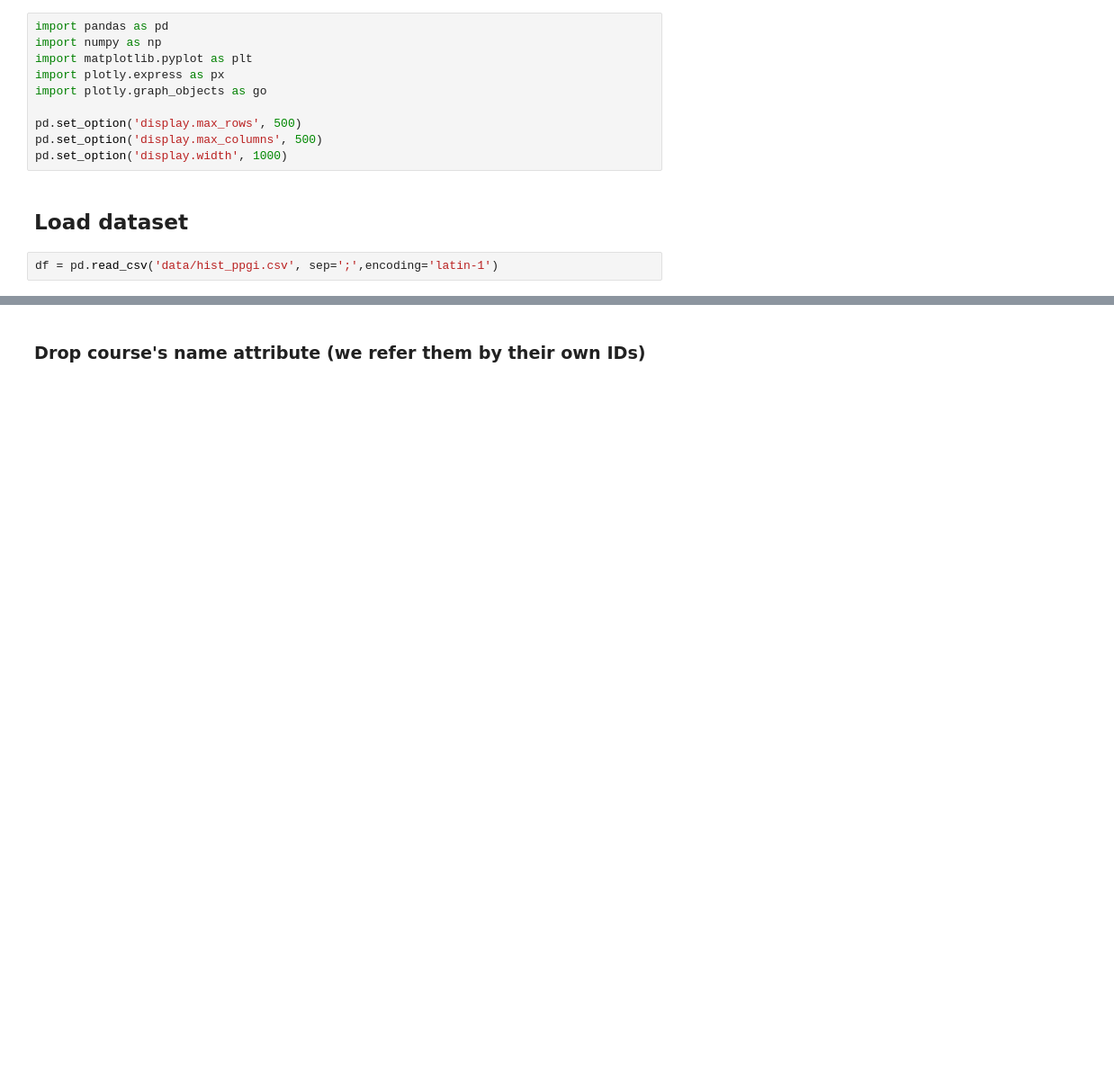
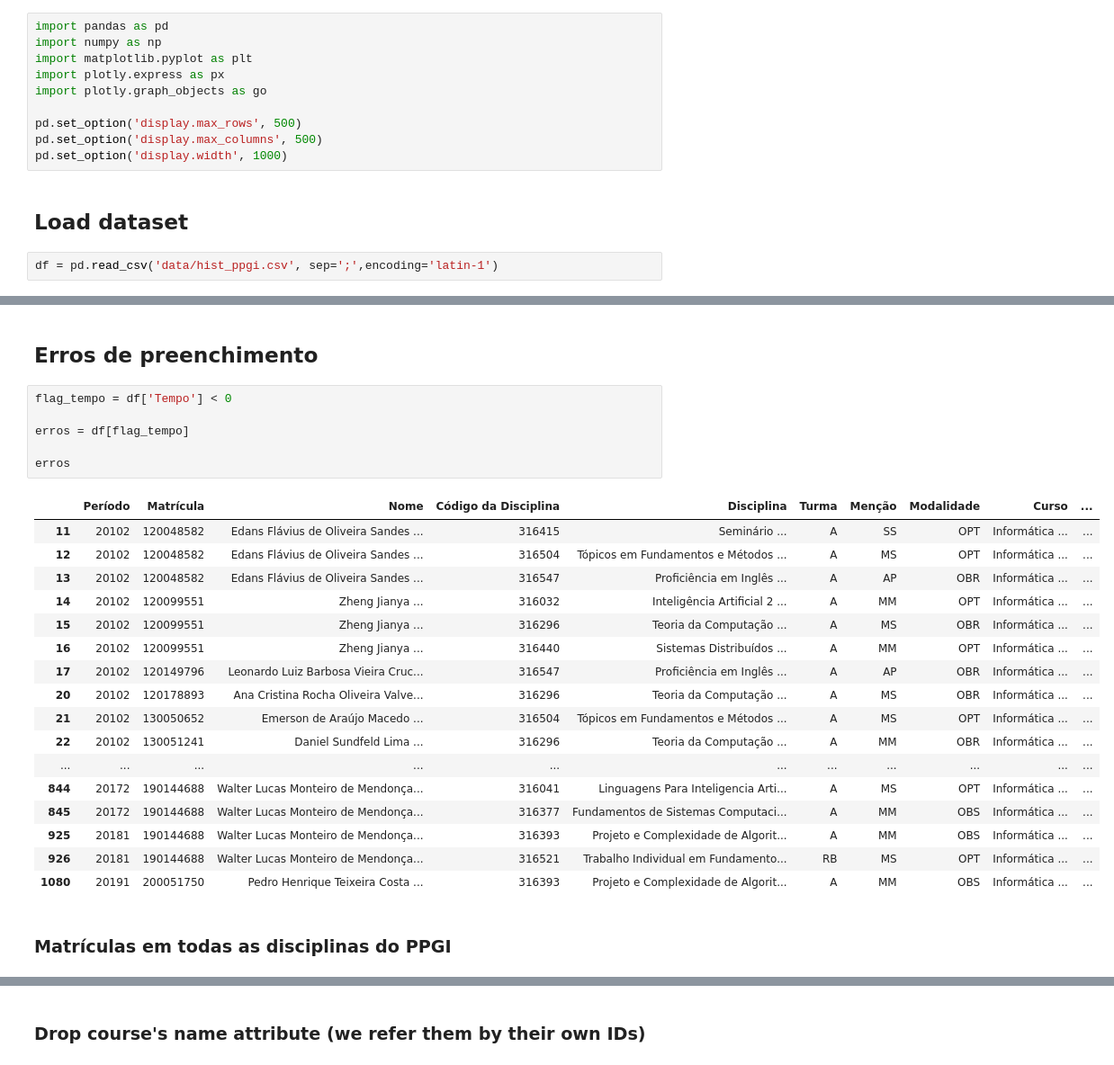
Before and after one commit to viniciusrpb/visualanalysis_ppgi, a Jupyter notebook: analysis_ppgi.ipynb, the cells around one changed output, grey strips where cells are left out. Shown at 90% size. Drawn from its saved outputs; the diff is of its cells as text; blank space fills up the shorter version.

```diff
--- a/analysis_ppgi.ipynb
+++ b/analysis_ppgi.ipynb
@@ -32 +61,29 @@ df.head()
+# %% [markdown]
+## Erros de preenchimento
+# %%
+flag_tempo = df['Tempo'] < 0
+
+erros = df[flag_tempo]
+
+erros
+# %% [output]
+|  | Período | Matrícula | Nome | Código da Disciplina | Disciplina | Turma | Menção | Modalidade | Curso | ... |
+| 11 | 20102 | 120048582 | Edans Flávius de Oliveira Sandes ... | 316415 | Seminário ... | A | SS | OPT | Informática ... | ... |
+| 12 | 20102 | 120048582 | Edans Flávius de Oliveira Sandes ... | 316504 | Tópicos em Fundamentos e Métodos ... | A | MS | OPT | Informática ... | ... |
+| 13 | 20102 | 120048582 | Edans Flávius de Oliveira Sandes ... | 316547 | Proficiência em Inglês ... | A | AP | OBR | Informática ... | ... |
+| 14 | 20102 | 120099551 | Zheng Jianya ... | 316032 | Inteligência Artificial 2 ... | A | MM | OPT | Informática ... | ... |
+| 15 | 20102 | 120099551 | Zheng Jianya ... | 316296 | Teoria da Computação ... | A | MS | OBR | Informática ... | ... |
+| 16 | 20102 | 120099551 | Zheng Jianya ... | 316440 | Sistemas Distribuídos ... | A | MM | OPT | Informática ... | ... |
+| 17 | 20102 | 120149796 | Leonardo Luiz Barbosa Vieira Cruc... | 316547 | Proficiência em Inglês ... | A | AP | OBR | Informática ... | ... |
+| 20 | 20102 | 120178893 | Ana Cristina Rocha Oliveira Valve... | 316296 | Teoria da Computação ... | A | MS | OBR | Informática ... | ... |
+| 21 | 20102 | 130050652 | Emerson de Araújo Macedo ... | 316504 | Tópicos em Fundamentos e Métodos ... | A | MS | OPT | Informática ... | ... |
+| 22 | 20102 | 130051241 | Daniel Sundfeld Lima ... | 316296 | Teoria da Computação ... | A | MM | OBR | Informática ... | ... |
+| ... | ... | ... | ... | ... | ... | ... | ... | ... | ... | ... |
+| 844 | 20172 | 190144688 | Walter Lucas Monteiro de Mendonça... | 316041 | Linguagens Para Inteligencia Arti... | A | MS | OPT | Informática ... | ... |
+| 845 | 20172 | 190144688 | Walter Lucas Monteiro de Mendonça... | 316377 | Fundamentos de Sistemas Computaci... | A | MM | OBS | Informática ... | ... |
+| 925 | 20181 | 190144688 | Walter Lucas Monteiro de Mendonça... | 316393 | Projeto e Complexidade de Algorit... | A | MM | OBS | Informática ... | ... |
+| 926 | 20181 | 190144688 | Walter Lucas Monteiro de Mendonça... | 316521 | Trabalho Individual em Fundamento... | RB | MS | OPT | Informática ... | ... |
+| 1080 | 20191 | 200051750 | Pedro Henrique Teixeira Costa ... | 316393 | Projeto e Complexidade de Algorit... | A | MM | OBS | Informática ... | ... |
+# %% [markdown]
+### Matrículas em todas as disciplinas do PPGI
 # %%
```
Also changed, not shown: parts of 34 cells of this notebook.
